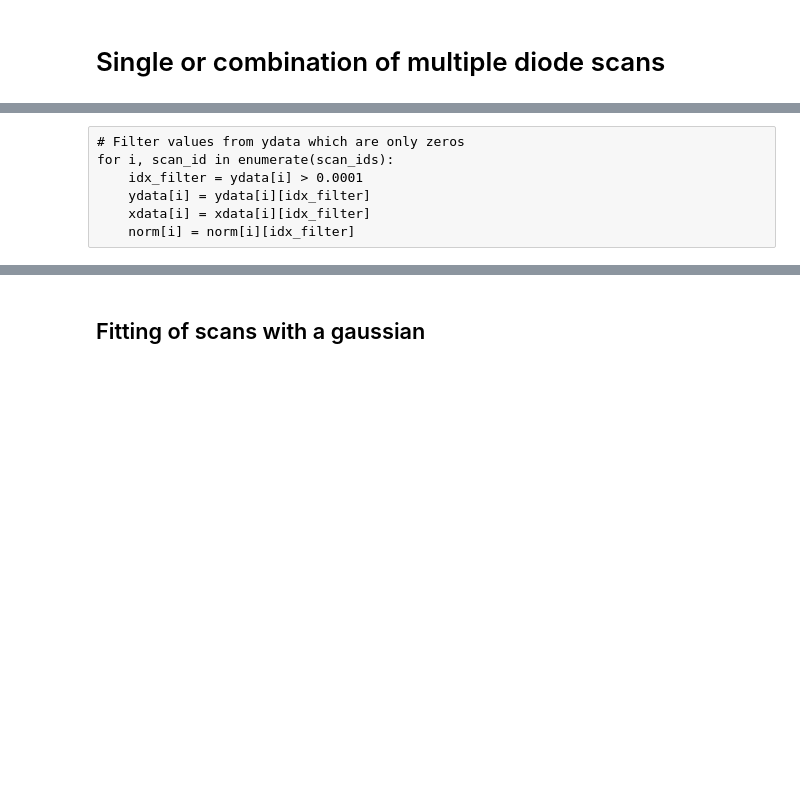
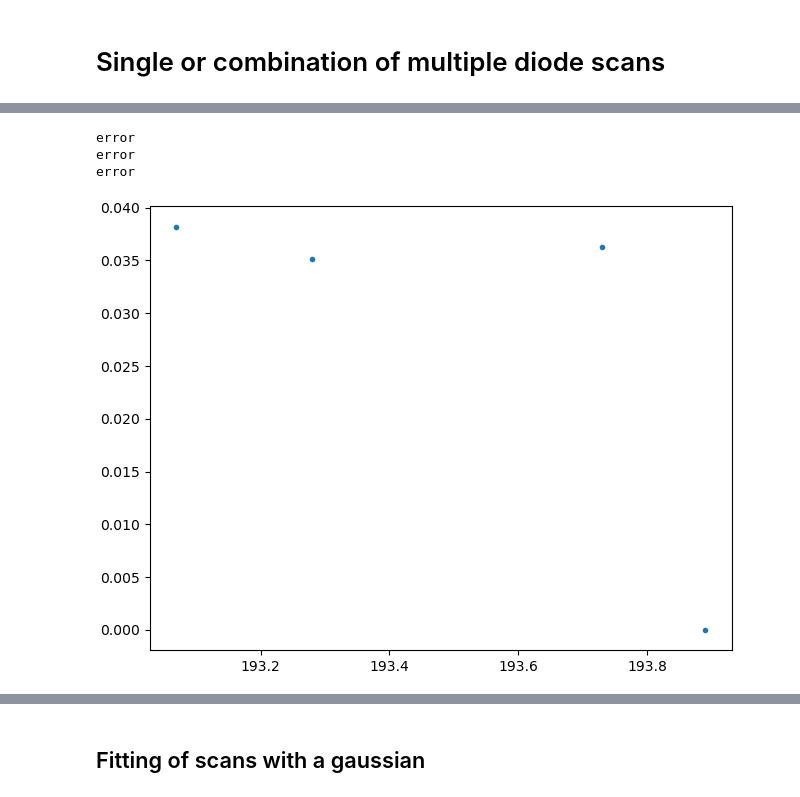
Before and after one commit to riccbatt/FTH-Phase-Retrieval-2609-SOLEIL-SEXTANTS, a Jupyter notebook: Diode_Scans.ipynb, the cells around one changed output, grey strips where cells are left out. Drawn from its saved outputs; the diff is of its cells as text; code cells hidden in the pictures; blank space fills up the shorter version.

```diff
--- a/Diode_Scans.ipynb
+++ b/Diode_Scans.ipynb
@@ -214,2 +248,50 @@ load_data(scan_id)
+# %%
+# Add scan numbers to combine in single plot
+scan_ids = np.arange(2029, 2088)#np.arange(53, 68+1)
+
+# keys from nxs files (if you are not sure, which you need, open nexus files from beamtime folder and navigate through keys `2310_P04_FGT/raw/FGT`)
+data_key_x = "cryoin4"  # "mx" # "br1_master", "sx", "sy"
+data_key_y = "fadc_diodemax"  # "adc_beck_femto_diodemax"#"mx"#"sz"#fADC_diodemax
+
+# Normalization of diode signal with I0, e.g., with petra current or gold mesh (needs to be inserted during scan)
+normalization = False
+data_key_norm = "fadc_goldmesh"  # "petra_curr"
+
+# Load data
+xdata, ydata, norm = [], [], []
+for scan_id in tqdm(scan_ids):
+    xdata.append(load_data(scan_id)[data_key_x])
+    ydata.append(load_data(scan_id)[data_key_y])
+
+    if normalization is True:
+        norm.append(load_data(scan_id)[data_key_norm])
+    else:
+        norm.append(np.ones(ydata[-1].shape))
+# %%
+plt.figure()
+for x, y in zip(xdata, ydata):
+
+    try:
+        h, c = np.histogram(y, bins =60)
+
+        h = h-np.min(h)
+        h = h/np.max(h)
+
+        sigma = 1.5
+        peaks = find_peaks(gaussian_filter1d(h,sigma), height=0.3)[0]
+
+        dist = np.abs(c[1:][peaks[0]]-c[1:][peaks[1]])
+
+
+    except:
+        dist = 0
+        print("error")
+
+    plt.plot(np.mean(x), dist, ".", color="tab:blue")
+# %% [output]
+error
+error
+error
+[figure, added]
 # %%
 # Add scan numbers to combine in single plot
@@ -233,10 +315,3 @@ for scan_id in tqdm(scan_ids):
         norm.append(load_data(scan_id)[data_key_norm])
     else:
         norm.append(np.ones(ydata[-1].shape))
-# %% [raw]
-# Filter values from ydata which are only zeros
-for i, scan_id in enumerate(scan_ids):
-    idx_filter = ydata[i] > 0.0001
-    ydata[i] = ydata[i][idx_filter]
-    xdata[i] = xdata[i][idx_filter]
-    norm[i] = norm[i][idx_filter]
```
Also changed, not shown: parts of 18 cells of this notebook, 4 other files.
